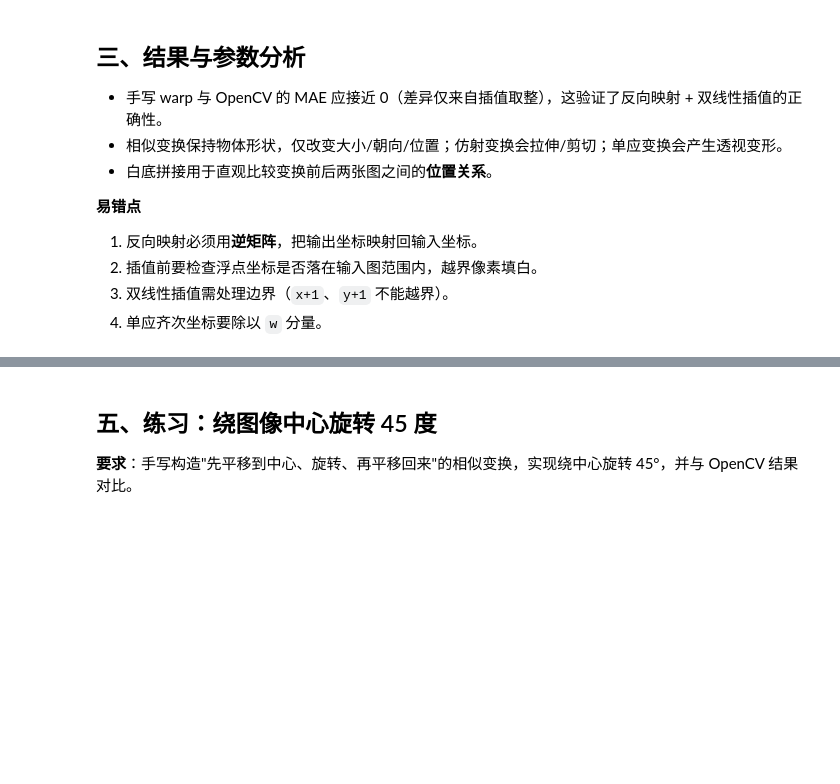
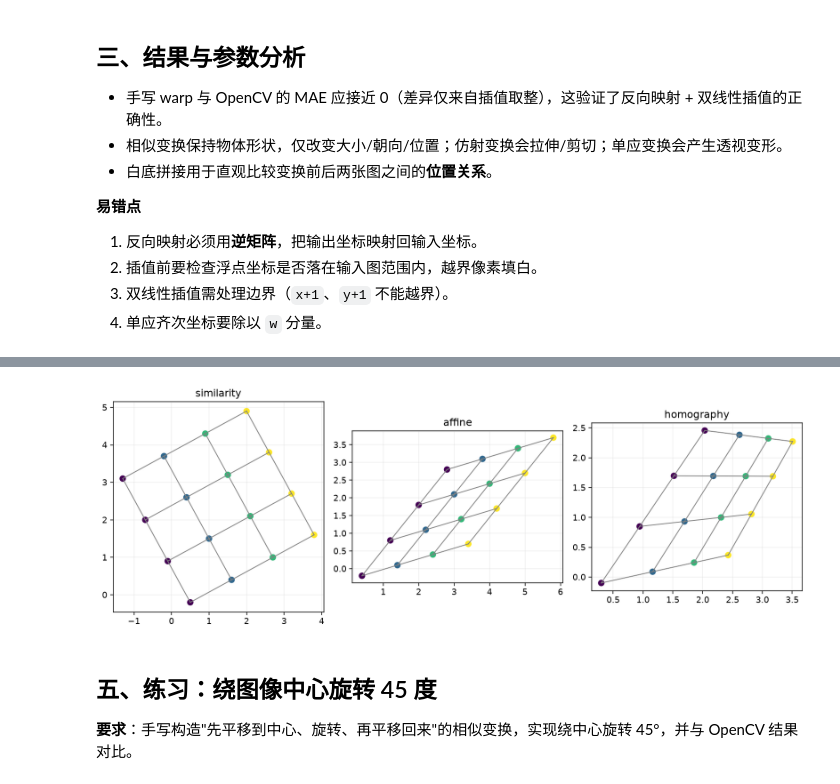
Before and after one commit to ZOUMDA28/Hands-On-Computer-Vision, a Jupyter notebook: notebooks/part1-image-processing/06-geometric-transformation/practice.ipynb, the cells around one changed output, grey strips where cells are left out. Saved outputs shown, nothing was run; the diff lists cells and outputs as text; code cells hidden in the pictures; blank space fills up the shorter version.

```diff
--- a/notebooks/part1-image-processing/06-geometric-transformation/practice.ipynb
+++ b/notebooks/part1-image-processing/06-geometric-transformation/practice.ipynb
@@ -257,3 +360,30 @@ show_images([canvas], ["原图(左) + 相似变换(右) 白底对比"], figsize=
+# %%
+import numpy as np
+import matplotlib.pyplot as plt
+
+grid = np.array([(x, y, 1.0) for y in range(4) for x in range(4)]).T
+H_sim = np.array([[1.1, -0.6, 0.5], [0.6, 1.1, -0.2], [0.0, 0.0, 1.0]])
+H_aff = np.array([[1.0, 0.8, 0.4], [0.3, 1.0, -0.2], [0.0, 0.0, 1.0]])
+H_hom = np.array([[1.0, 0.7, 0.3], [0.2, 1.0, -0.1], [0.12, 0.06, 1.0]])
+
+def apply_h(points, H):
+    out = H @ points
+    return out[:2] / out[2]
+
+fig, axes = plt.subplots(1, 3, figsize=(12, 4))
+for ax, H, name in zip(axes, [H_sim, H_aff, H_hom], ["similarity", "affine", "homography"]):
+    out = apply_h(grid, H)
+    ax.scatter(out[0], out[1], c=np.tile(range(4), 4), cmap="viridis", s=45)
+    for base in range(4):
+        ax.plot(out[0, base*4:(base+1)*4], out[1, base*4:(base+1)*4], color="gray", linewidth=1)
+        ax.plot(out[0, base::4], out[1, base::4], color="gray", linewidth=1)
+    ax.set_title(name)
+    ax.set_aspect("equal")
+    ax.grid(alpha=0.2)
+plt.tight_layout()
+plt.show()
+# %% [output]
+[figure, added]
 # %% [markdown]
 ## 五、练习：绕图像中心旋转 45 度
 
```
Also changed, not shown: parts of 2 cells of this notebook, 8 other files.
